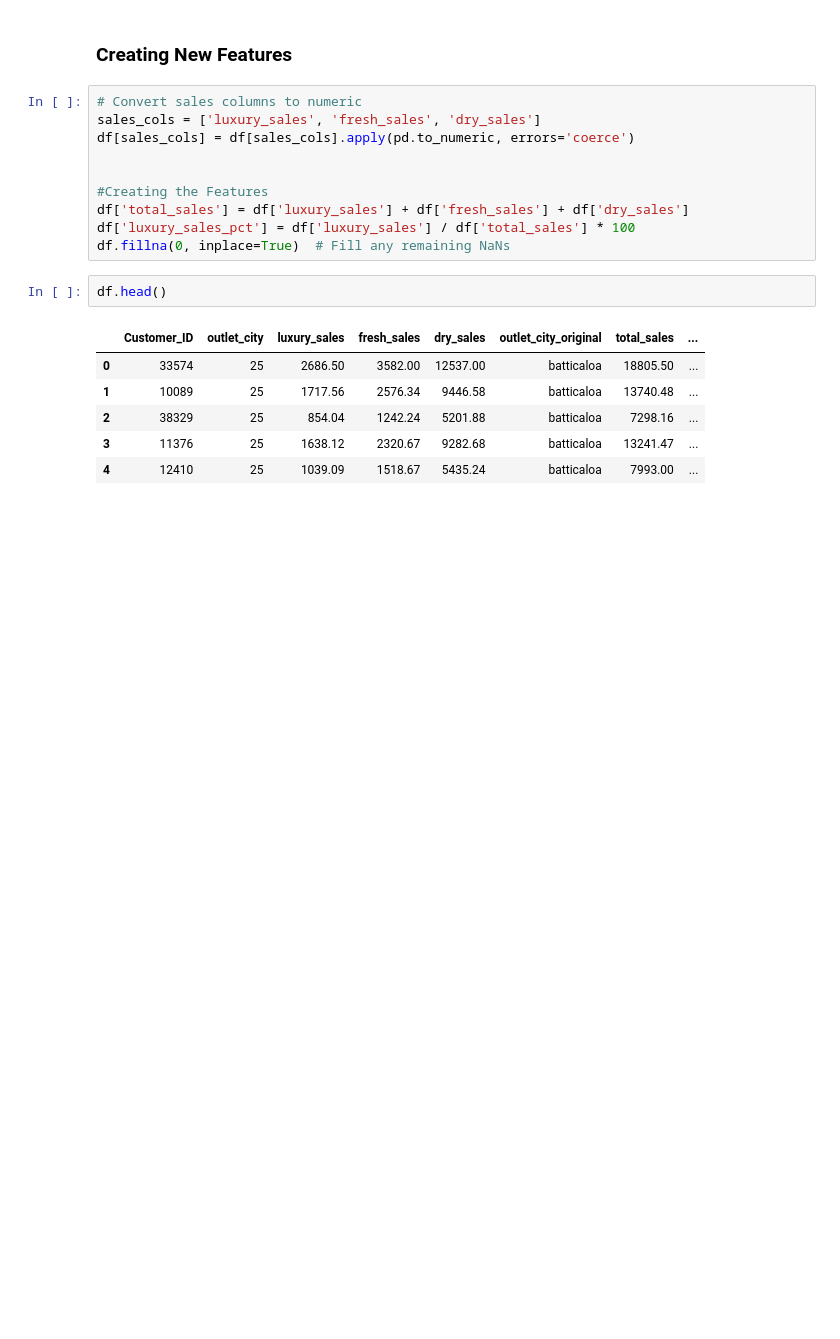
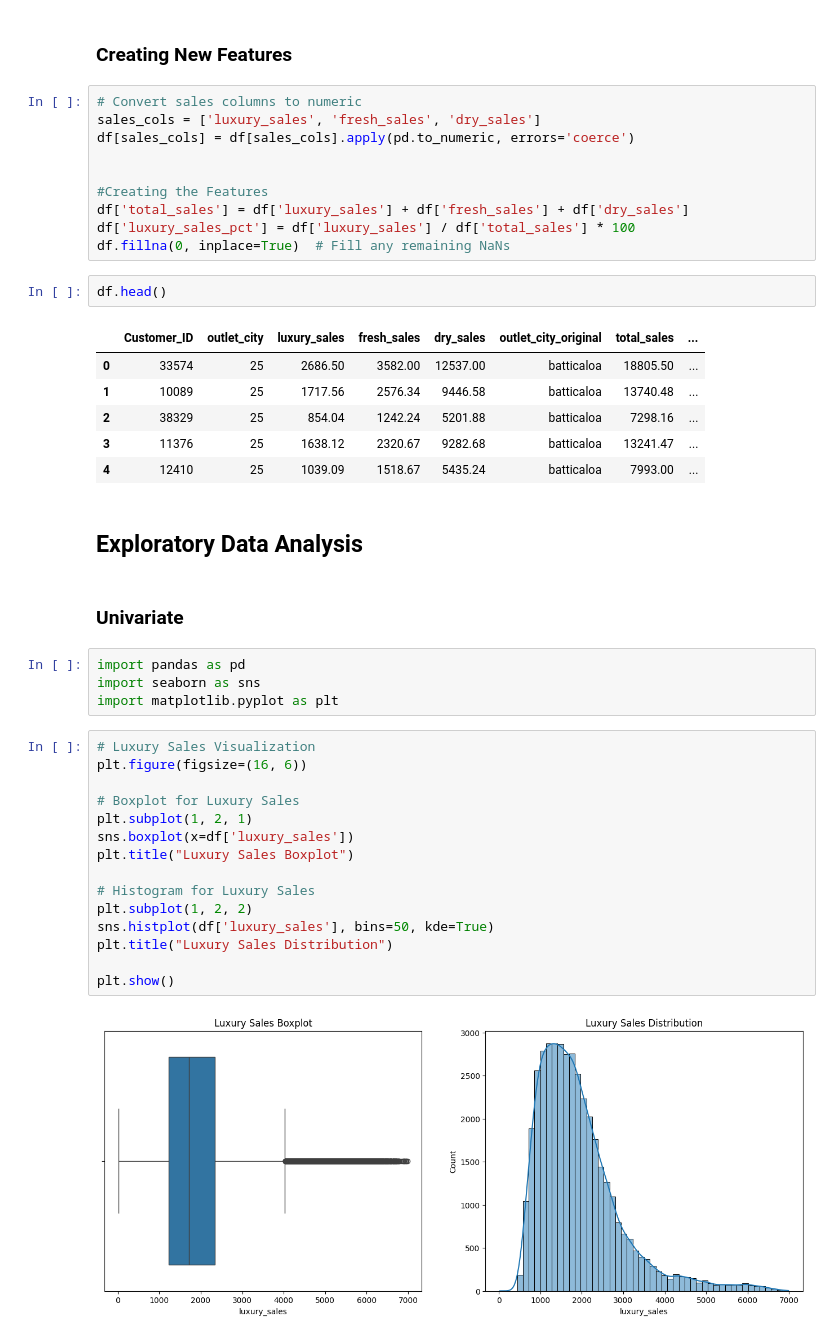
Before and after one commit to DSPL-Project-Group-B10/Cleaning, a Jupyter notebook: DSPL_Cleaning_and_Editing.ipynb, the cells around one changed output. Cells and saved outputs as stored; diff of their text form; blank space fills up the shorter version.

```diff
--- a/DSPL_Cleaning_and_Editing.ipynb
+++ b/DSPL_Cleaning_and_Editing.ipynb
@@ -753,3 +753,28 @@ df.head()
 | 2 | 38329 | 25 | 854.04 | 1242.24 | 5201.88 | batticaloa | 7298.16 | ... |
 | 3 | 11376 | 25 | 1638.12 | 2320.67 | 9282.68 | batticaloa | 13241.47 | ... |
 | 4 | 12410 | 25 | 1039.09 | 1518.67 | 5435.24 | batticaloa | 7993.00 | ... |
+# %% [markdown]
+## **Exploratory Data Analysis**
+# %% [markdown]
+### Univariate
+# %%
+import pandas as pd
+import seaborn as sns
+import matplotlib.pyplot as plt
+# %%
+# Luxury Sales Visualization
+plt.figure(figsize=(16, 6))
+
+# Boxplot for Luxury Sales
+plt.subplot(1, 2, 1)
+sns.boxplot(x=df['luxury_sales'])
+plt.title("Luxury Sales Boxplot")
+
+# Histogram for Luxury Sales
+plt.subplot(1, 2, 2)
+sns.histplot(df['luxury_sales'], bins=50, kde=True)
+plt.title("Luxury Sales Distribution")
+
+plt.show()
+# %% [output]
+[figure, added]
```
Also changed, not shown: parts of 15 cells of this notebook.
